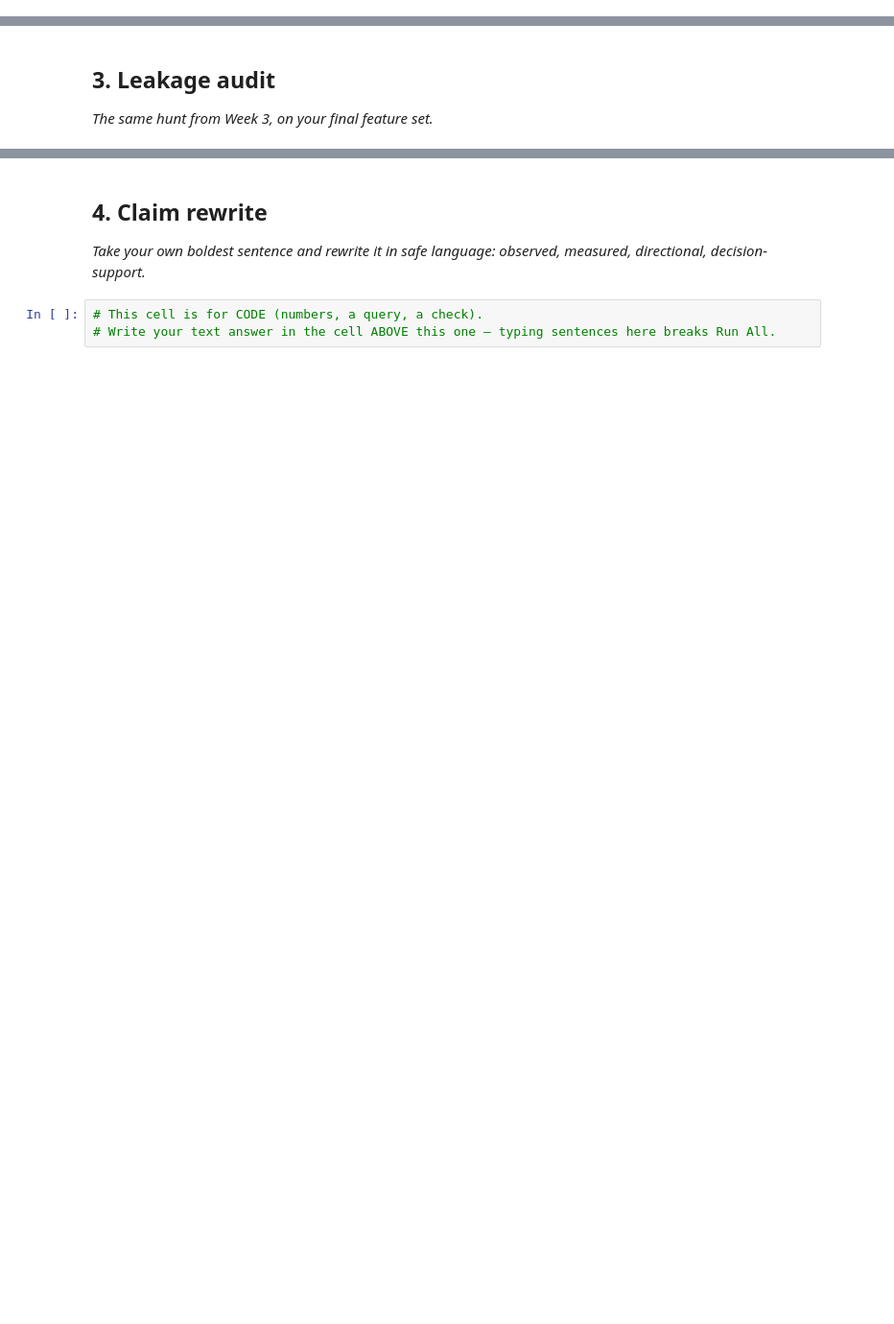
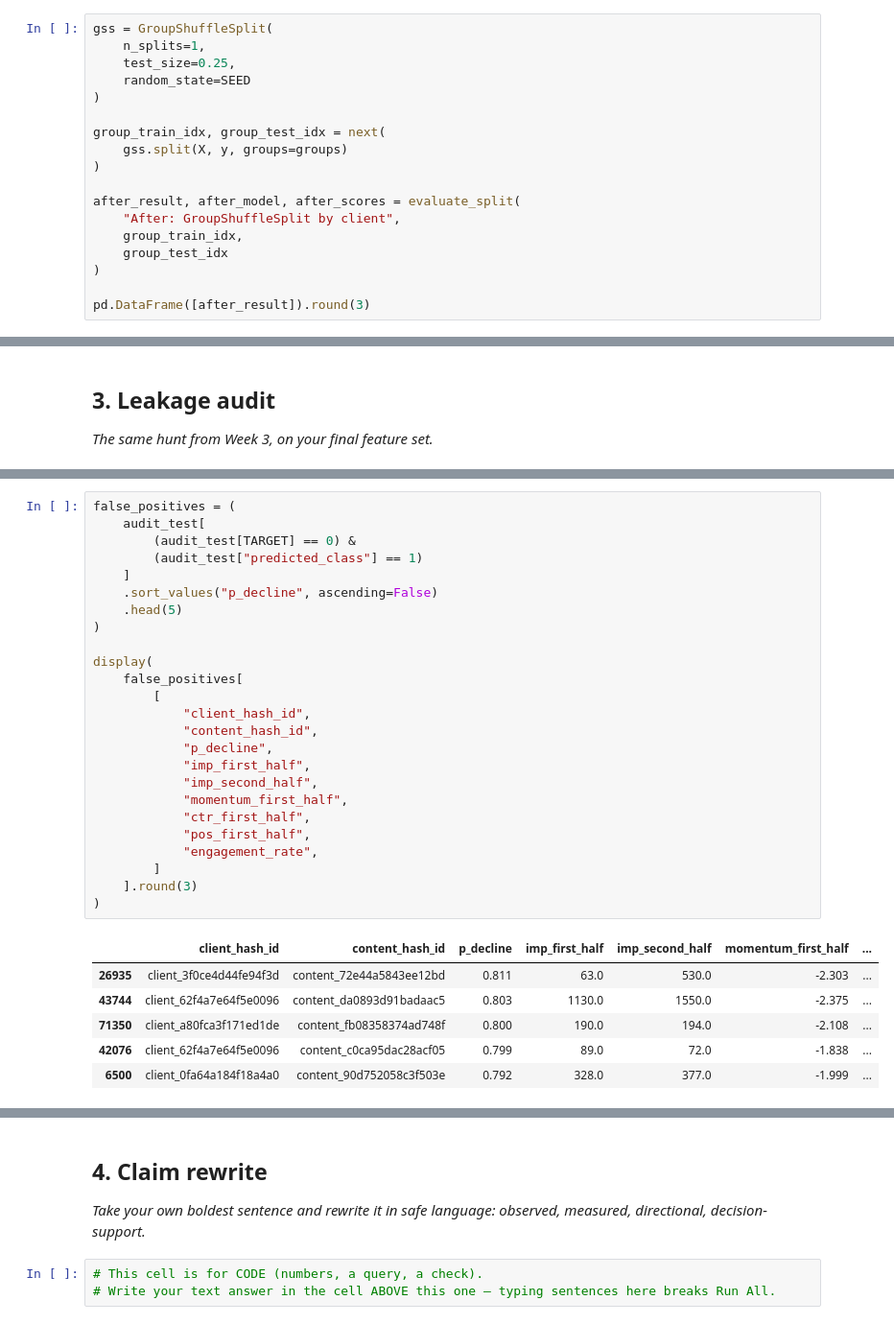
Before and after one commit to yasmeenmh90-beep/flyrank-ml-internship-starter, a Jupyter notebook: work/notebooks/w06_validation_audit.ipynb, the cells around one changed output, grey strips where cells are left out. Shown at 96% size. Cells and saved outputs as stored; diff of their text form; blank space fills up the shorter version.

```diff
--- a/work/notebooks/w06_validation_audit.ipynb
+++ b/work/notebooks/w06_validation_audit.ipynb
@@ -22,0 +340,18 @@ This skeleton is yours to fill. Work the sections **in order** — each one has
+# %%
+gss = GroupShuffleSplit(
+    n_splits=1,
+    test_size=0.25,
+    random_state=SEED
+)
+
+group_train_idx, group_test_idx = next(
+    gss.split(X, y, groups=groups)
+)
+
+after_result, after_model, after_scores = evaluate_split(
+    "After: GroupShuffleSplit by client",
+    group_train_idx,
+    group_test_idx
+)
+
+pd.DataFrame([after_result]).round(3)
@@ -29,0 +623,32 @@ This skeleton is yours to fill. Work the sections **in order** — each one has
+# %%
+false_positives = (
+    audit_test[
+        (audit_test[TARGET] == 0) &
+        (audit_test["predicted_class"] == 1)
+    ]
+    .sort_values("p_decline", ascending=False)
+    .head(5)
+)
+
+display(
+    false_positives[
+        [
+            "client_hash_id",
+            "content_hash_id",
+            "p_decline",
+            "imp_first_half",
+            "imp_second_half",
+            "momentum_first_half",
+            "ctr_first_half",
+            "pos_first_half",
+            "engagement_rate",
+        ]
+    ].round(3)
+)
+# %% [output]
+|  | client_hash_id | content_hash_id | p_decline | imp_first_half | imp_second_half | momentum_first_half | ... |
+| 26935 | client_3f0ce4d44fe94f3d | content_72e44a5843ee12bd | 0.811 | 63.0 | 530.0 | -2.303 | ... |
+| 43744 | client_62f4a7e64f5e0096 | content_da0893d91badaac5 | 0.803 | 1130.0 | 1550.0 | -2.375 | ... |
+| 71350 | client_a80fca3f171ed1de | content_fb08358374ad748f | 0.800 | 190.0 | 194.0 | -2.108 | ... |
+| 42076 | client_62f4a7e64f5e0096 | content_c0ca95dac28acf05 | 0.799 | 89.0 | 72.0 | -1.838 | ... |
+| 6500 | client_0fa64a184f18a4a0 | content_90d752058c3f503e | 0.792 | 328.0 | 377.0 | -1.999 | ... |
```
Also changed, not shown: parts of 30 cells of this notebook.
